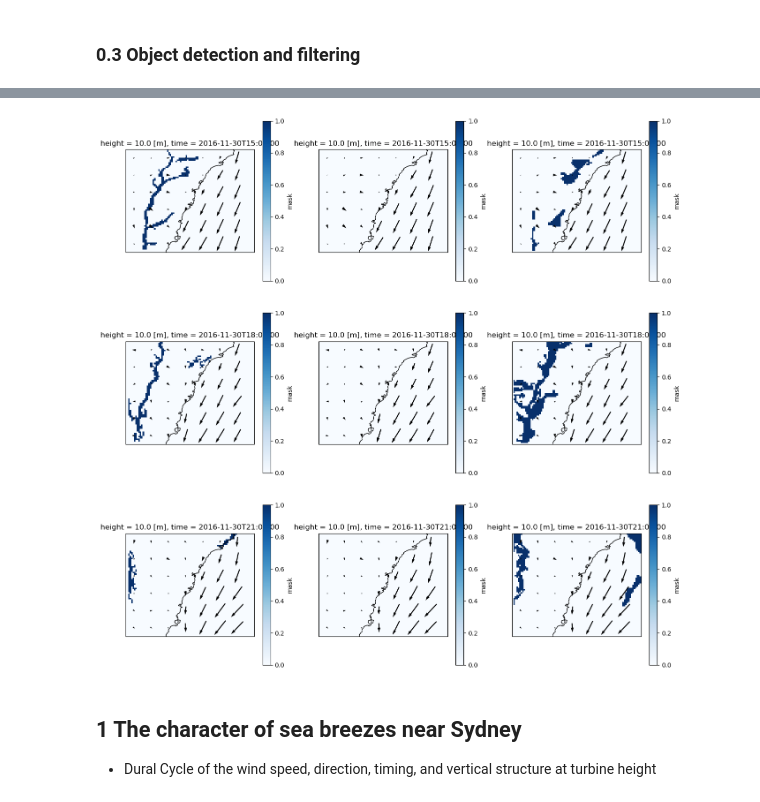
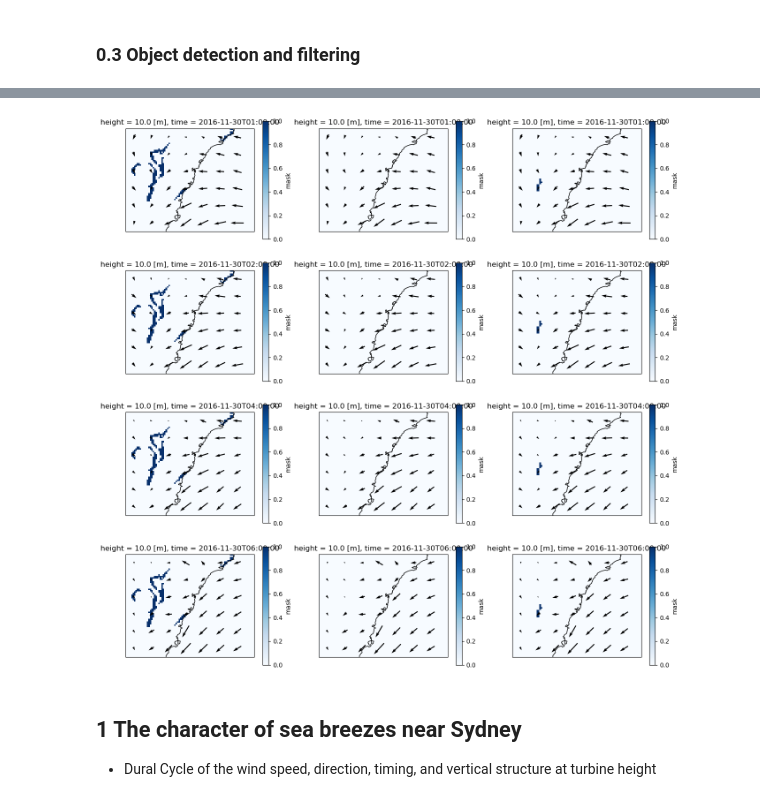
Before and after one commit to 21centuryweather/GC26_sydney_wind, a Jupyter notebook: Seabreeze.ipynb, the cells around one changed output, grey strips where cells are left out. Drawn from its saved outputs; the diff is of its cells as text; code cells hidden in the pictures.

```diff
--- a/Seabreeze.ipynb
+++ b/Seabreeze.ipynb
@@ -26,4 +26,4 @@ sys.path.append('/home/561/cx5009/app/')
 # %%
-stats_output_path = "/g/data/up6/cx5009/hackathon/energy2026/Data_identified_seabreeze/"
+stats_output_path = "/g/data/k10/ds1182/"
 # %%
 client = Client()
@@ -157,5 +164,5 @@ plt.title("Orientation angle of dominant coastline\nHatching: Where angle varian
 ### 0.2 Seabreeze Diagnostics
 # %%
 orog, lsm = load_static('SY_djf','SY_5','CTRL',lon_slice,lat_slice)
-angle_ds = xr.open_dataset('/g/data/up6/cx5009/hackathon/energy2026/coast_angle_SY_5.nc')
+angle_ds = xr.open_dataset('/g/data/k10/ds1182/seabreeze_work/coast_angle_SY_5.nc')
 # %% [output]
@@ -678,0 +627,11 @@ plot(xr.Dataset({"fuzzy":F_fuzzy}),"fuzzy",ax,t,uas,vas,cmap="Blues",vmin=0,vmax
+# %%
+def plot(ds, field, ax, time, u, v, cmap, vmin=None, vmax=None):
+    # Add method="nearest" right here inside the function
+    ds[field].sel(time=time, method="nearest").plot(cmap=cmap, vmin=vmin, vmax=vmax)
+
+    # Also add method="nearest" to your quiver selection
+    xr.Dataset({"u": u, "v": v}).sel(time=time, method="nearest").coarsen(
+        {"lat": 12, "lon": 12}, boundary="trim"
+    ).mean().plot.quiver(x="lon",y="lat", u="u", v="v")
+
+    ax.coastlines()
@@ -744,9 +758,20 @@ fuzzy_objects = sea_breeze_filters.filter_3d(
+# %%
+def plot(ds, field, ax, time, u, v, cmap):
+    # 1. Added method="nearest" to prevent the KeyError
+    ds[field].sel(time=time, method="nearest").plot(cmap=cmap, vmin=0, vmax=1)
+
+    # 2. Changed .sel(time=t) to .sel(time=time, method="nearest")
+    xr.Dataset({"u":u,"v":v}).sel(time=time, method="nearest").coarsen(
+        {"lat":12,"lon":12}, boundary="trim"
+    ).mean().plot.quiver(x="lon", y="lat", u="u", v="v")
+
+    ax.coastlines()
 # %%
-def plot(ds,field,ax,time,u,v,cmap):
-    ds[field].sel(time=time).plot(cmap=cmap,vmin=0,vmax=1)
-    xr.Dataset({"u":u,"v":v}).sel(time=t).coarsen({"lat":12,"lon":12},boundary="trim").mean().\
-        plot.quiver(x="lon",y="lat",u="u",v="v")
-    ax.coastlines()
+#def plot(ds,field,ax,time,u,v,cmap):
+#    ds[field].sel(time=time).plot(cmap=cmap,vmin=0,vmax=1)
+#    xr.Dataset({"u":u,"v":v}).sel(time=t).coarsen({"lat":12,"lon":12},boundary="trim").mean().\
+#        plot.quiver(x="lon",y="lat",u="u",v="v")
+ #   ax.coastlines()
 
 plt.figure(figsize=[16,16])
 
@@ -757,34 +782,34 @@ ax=plt.subplot(4,3,2,projection=ccrs.PlateCarree())
 plot(sbi_objects,"mask",ax,t,uas,vas,cmap="Blues")
 ax=plt.subplot(4,3,3,projection=ccrs.PlateCarree())
 plot(fuzzy_objects,"mask",ax,t,uas,vas,cmap="Blues")
 
 
 t = "2016-11-30 02:00"
 ax=plt.subplot(4,3,4,projection=ccrs.PlateCarree())
 plot(F_objects,"mask",ax,t,uas,vas,cmap="Blues")
 ax=plt.subplot(4,3,5,projection=ccrs.PlateCarree())
 plot(sbi_objects,"mask",ax,t,uas,vas,cmap="Blues")
 ax=plt.subplot(4,3,6,projection=ccrs.PlateCarree())
 plot(fuzzy_objects,"mask",ax,t,uas,vas,cmap="Blues")
 
 
 t = "2016-11-30 04:00"
 ax=plt.subplot(4,3,7,projection=ccrs.PlateCarree())
 plot(F_objects,"mask",ax,t,uas,vas,cmap="Blues")
 ax=plt.subplot(4,3,8,projection=ccrs.PlateCarree())
 plot(sbi_objects,"mask",ax,t,uas,vas,cmap="Blues")
 ax=plt.subplot(4,3,9,projection=ccrs.PlateCarree())
 plot(fuzzy_objects,"mask",ax,t,uas,vas,cmap="Blues")
 
 t = "2016-11-30 06:00"
 ax=plt.subplot(4,3,10,projection=ccrs.PlateCarree())
 plot(F_objects,"mask",ax,t,uas,vas,cmap="Blues")
 ax=plt.subplot(4,3,11,projection=ccrs.PlateCarree())
 plot(sbi_objects,"mask",ax,t,uas,vas,cmap="Blues")
 ax=plt.subplot(4,3,12,projection=ccrs.PlateCarree())
 plot(fuzzy_objects,"mask",ax,t,uas,vas,cmap="Blues")
 # %% [output]
-[figure, old version]
+[figure, new version]
 # %% [markdown]
 ## 1 The character of sea breezes near Sydney
 - Dural Cycle of the wind speed, direction, timing, and vertical structure at turbine height
```
Also changed, not shown: parts of 11 cells of this notebook, 1 other file.
